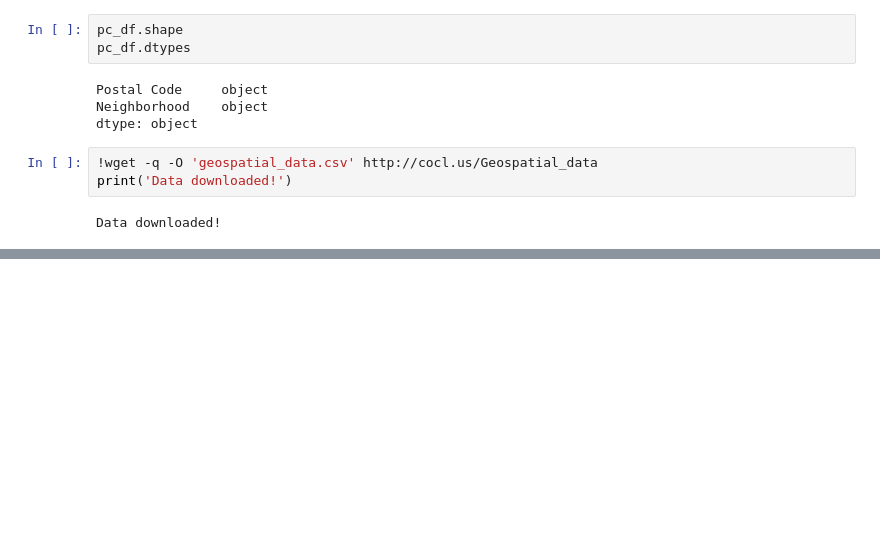
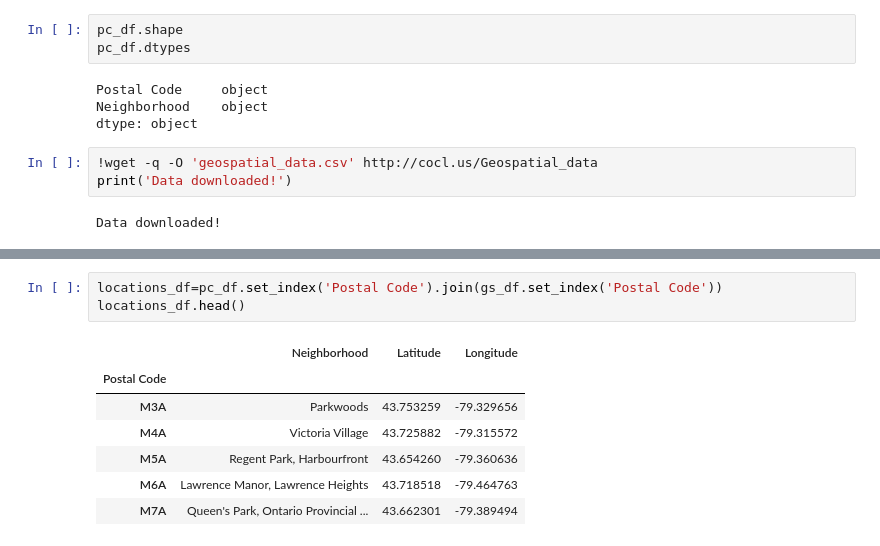
Before and after one commit to LordMakario/IBMDatascience, a Jupyter notebook: Clustering NY .ipynb, the cells around one changed output, grey strips where cells are left out. Cells and saved outputs as stored; diff of their text form; blank space fills up the shorter version.

```diff
--- a/Clustering NY .ipynb
+++ b/Clustering NY .ipynb
@@ -1371,0 +1381,11 @@ ValueError: columns overlap but no suffix specified: Index(['Postal Code'], dtyp
+# %%
+locations_df=pc_df.set_index('Postal Code').join(gs_df.set_index('Postal Code'))
+locations_df.head()
+# %% [output]
+|  | Neighborhood | Latitude | Longitude |
+| Postal Code |  |  |  |
+| M3A | Parkwoods | 43.753259 | -79.329656 |
+| M4A | Victoria Village | 43.725882 | -79.315572 |
+| M5A | Regent Park, Harbourfront | 43.654260 | -79.360636 |
+| M6A | Lawrence Manor, Lawrence Heights | 43.718518 | -79.464763 |
+| M7A | Queen's Park, Ontario Provincial ... | 43.662301 | -79.389494 |
```
Also changed, not shown: parts of 2 cells of this notebook.
